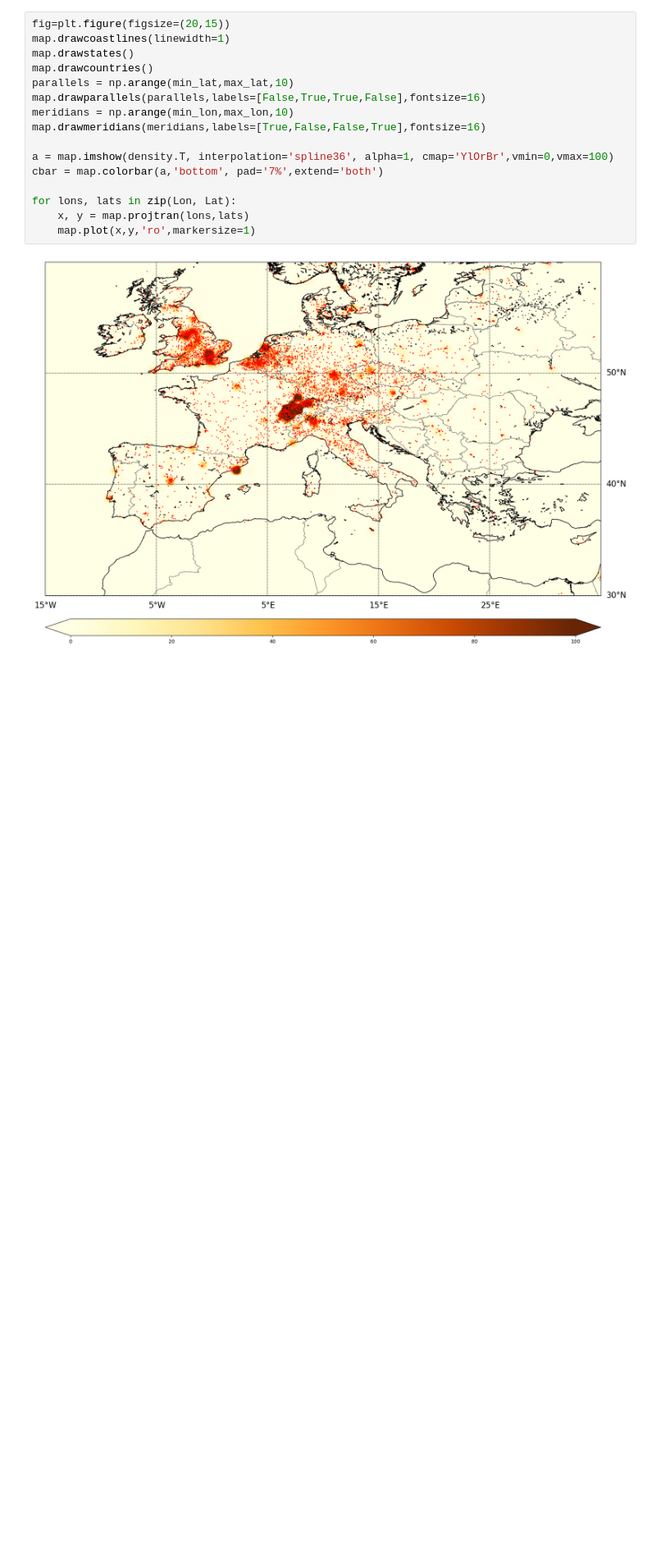
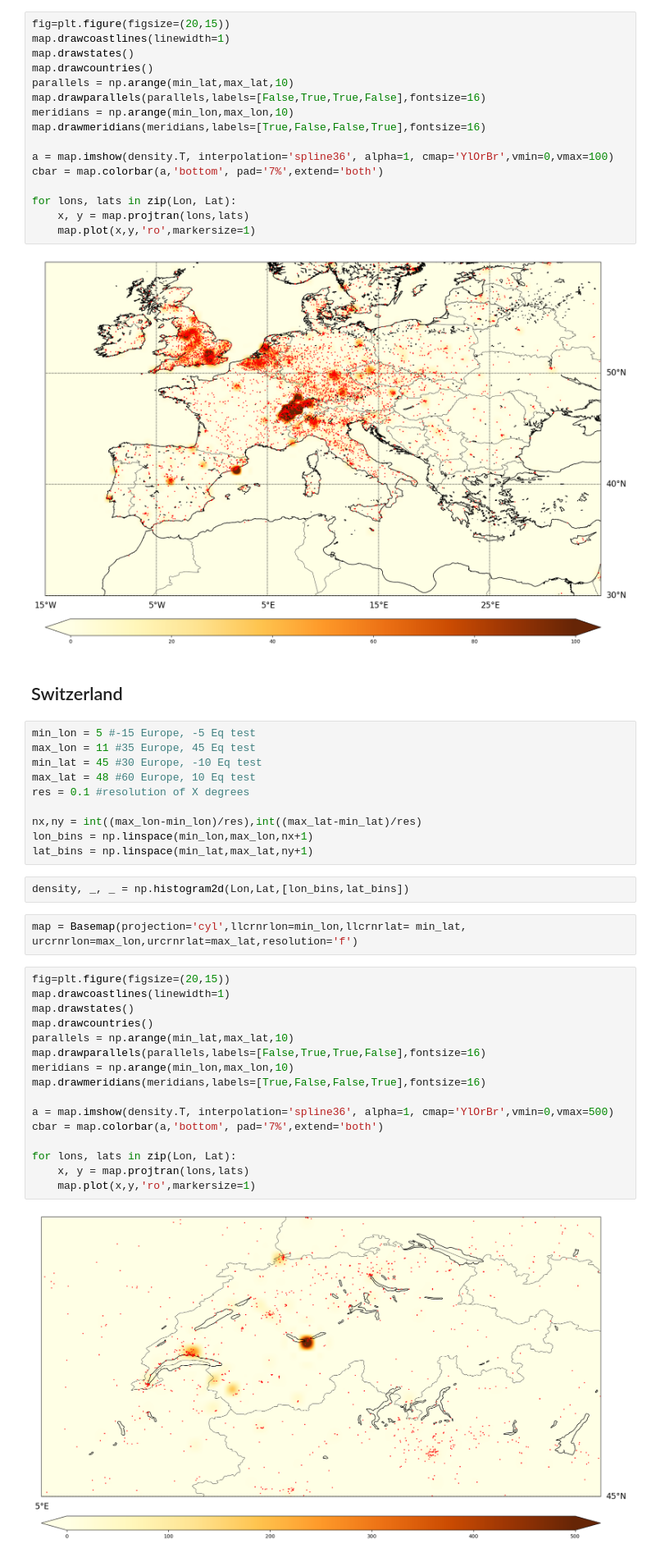
Before and after one commit to epfl-ada/ada-2022-project-sustainablepandas, a Jupyter notebook: dens_map.ipynb, the cells around one changed output. Shown at 82% size. Saved outputs shown, nothing was run; the diff lists cells and outputs as text; blank space fills up the shorter version.

Commit message:
update density map

```diff
--- a/dens_map.ipynb
+++ b/dens_map.ipynb
@@ -55,3 +57,37 @@ for lons, lats in zip(Lon, Lat):
     map.plot(x,y,'ro',markersize=1)
 # %% [output]
 [figure]
+# %% [markdown]
+## Switzerland
+# %%
+min_lon = 5 #-15 Europe, -5 Eq test
+max_lon = 11 #35 Europe, 45 Eq test
+min_lat = 45 #30 Europe, -10 Eq test
+max_lat = 48 #60 Europe, 10 Eq test
+res = 0.1 #resolution of X degrees
+
+nx,ny = int((max_lon-min_lon)/res),int((max_lat-min_lat)/res)
+lon_bins = np.linspace(min_lon,max_lon,nx+1)
+lat_bins = np.linspace(min_lat,max_lat,ny+1)
+# %%
+density, _, _ = np.histogram2d(Lon,Lat,[lon_bins,lat_bins])
+# %%
+map = Basemap(projection='cyl',llcrnrlon=min_lon,llcrnrlat= min_lat, urcrnrlon=max_lon,urcrnrlat=max_lat,resolution='f')
+# %%
+fig=plt.figure(figsize=(20,15))
+map.drawcoastlines(linewidth=1)
+map.drawstates()
+map.drawcountries()
+parallels = np.arange(min_lat,max_lat,10)
+map.drawparallels(parallels,labels=[False,True,True,False],fontsize=16)
+meridians = np.arange(min_lon,max_lon,10)
+map.drawmeridians(meridians,labels=[True,False,False,True],fontsize=16)
+
+a = map.imshow(density.T, interpolation='spline36', alpha=1, cmap='YlOrBr',vmin=0,vmax=500)
+cbar = map.colorbar(a,'bottom', pad='7%',extend='both')
+
+for lons, lats in zip(Lon, Lat):
+    x, y = map.projtran(lons,lats)
+    map.plot(x,y,'ro',markersize=1)
+# %% [output]
+[figure, added]
```
Also changed, not shown: parts of 5 cells of this notebook.
